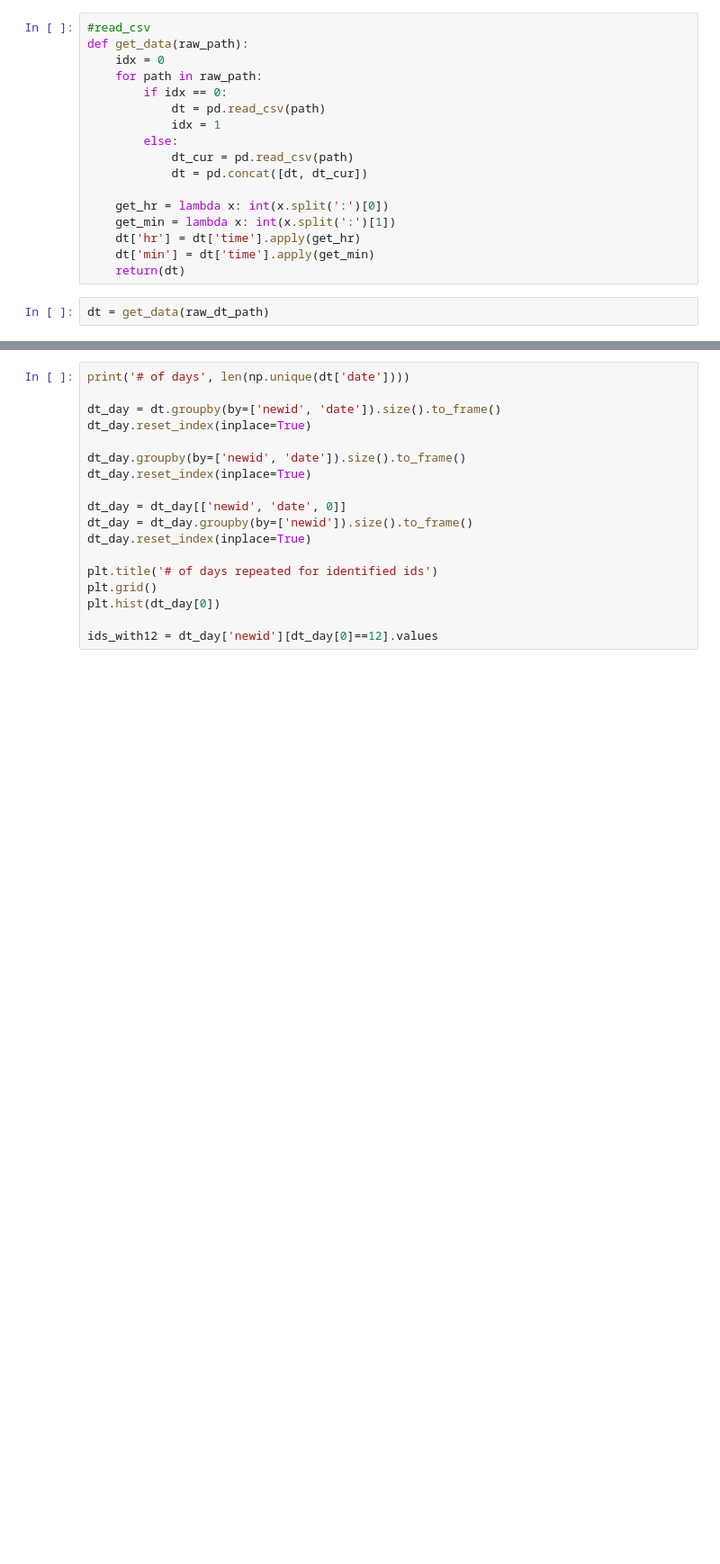
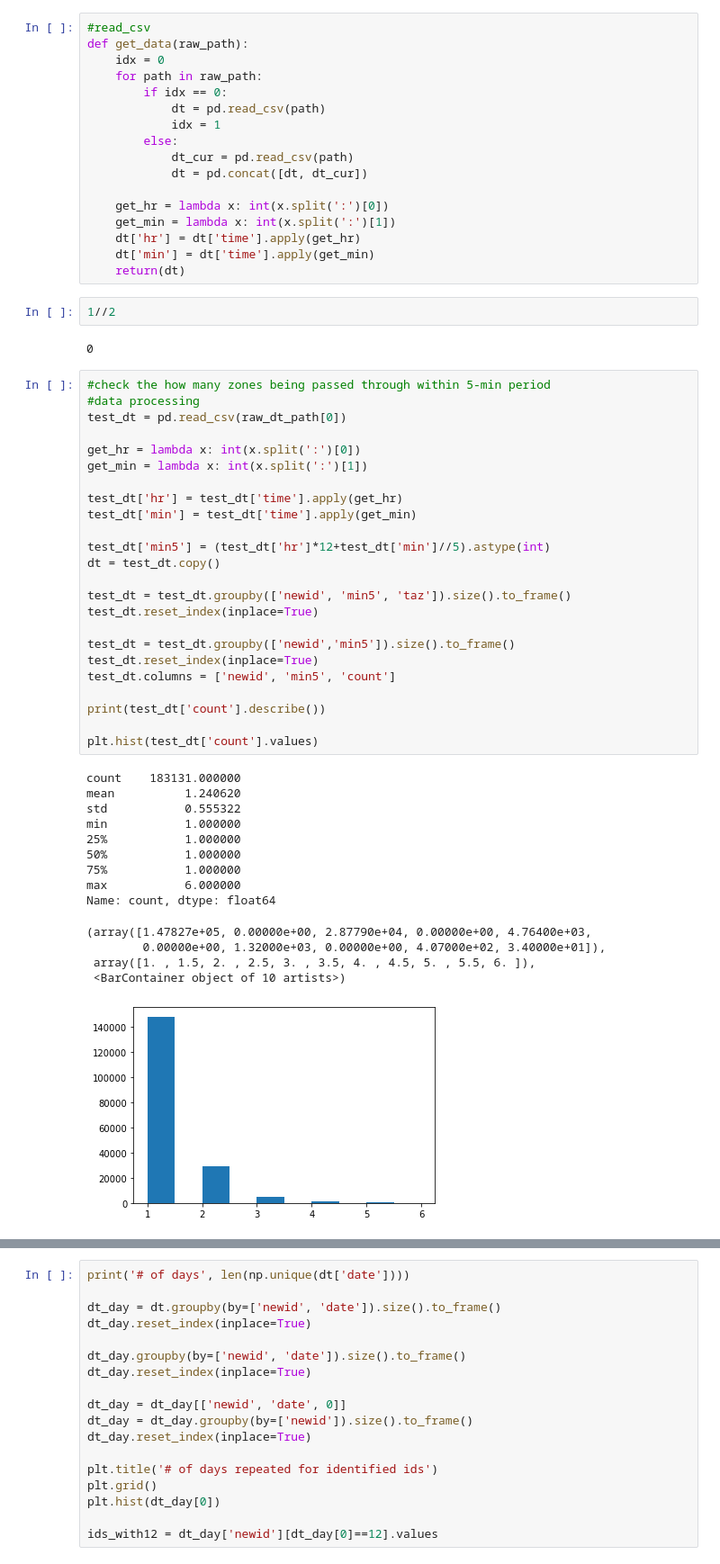
Before and after one commit to Yiran6/app_baseddata_processing, a Jupyter notebook: check_temporal.ipynb, the cells around one changed output, grey strips where cells are left out. Shown at 90% size. Drawn from its saved outputs; the diff is of its cells as text; blank space fills up the shorter version.

Commit message:
update data code and senstive test results

```diff
--- a/check_temporal.ipynb
+++ b/check_temporal.ipynb
@@ -41,5 +47,46 @@ def get_data(raw_path):
     dt['hr'] = dt['time'].apply(get_hr)
     dt['min'] = dt['time'].apply(get_min)
     return(dt)
-# %%
-dt = get_data(raw_dt_path)
+# %%
+1//2
+# %% [output]
+0
+# %%
+#check the how many zones being passed through within 5-min period
+#data processing
+test_dt = pd.read_csv(raw_dt_path[0])
+
+get_hr = lambda x: int(x.split(':')[0])
+get_min = lambda x: int(x.split(':')[1])
+
+test_dt['hr'] = test_dt['time'].apply(get_hr)
+test_dt['min'] = test_dt['time'].apply(get_min)
+
+test_dt['min5'] = (test_dt['hr']*12+test_dt['min']//5).astype(int)
+dt = test_dt.copy()
+
+test_dt = test_dt.groupby(['newid', 'min5', 'taz']).size().to_frame()
+test_dt.reset_index(inplace=True)
+
+test_dt = test_dt.groupby(['newid','min5']).size().to_frame()
+test_dt.reset_index(inplace=True)
+test_dt.columns = ['newid', 'min5', 'count']
+
+print(test_dt['count'].describe())
+
+plt.hist(test_dt['count'].values)
+# %% [output]
+count    183131.000000
+mean          1.240620
+std           0.555322
+min           1.000000
+25%           1.000000
+50%           1.000000
+75%           1.000000
+max           6.000000
+Name: count, dtype: float64
+(array([1.47827e+05, 0.00000e+00, 2.87790e+04, 0.00000e+00, 4.76400e+03,
+        0.00000e+00, 1.32000e+03, 0.00000e+00, 4.07000e+02, 3.40000e+01]),
+ array([1. , 1.5, 2. , 2.5, 3. , 3.5, 4. , 4.5, 5. , 5.5, 6. ]),
+ <BarContainer object of 10 artists>)
+[figure, added]
```
Also changed, not shown: parts of 9 cells of this notebook.
